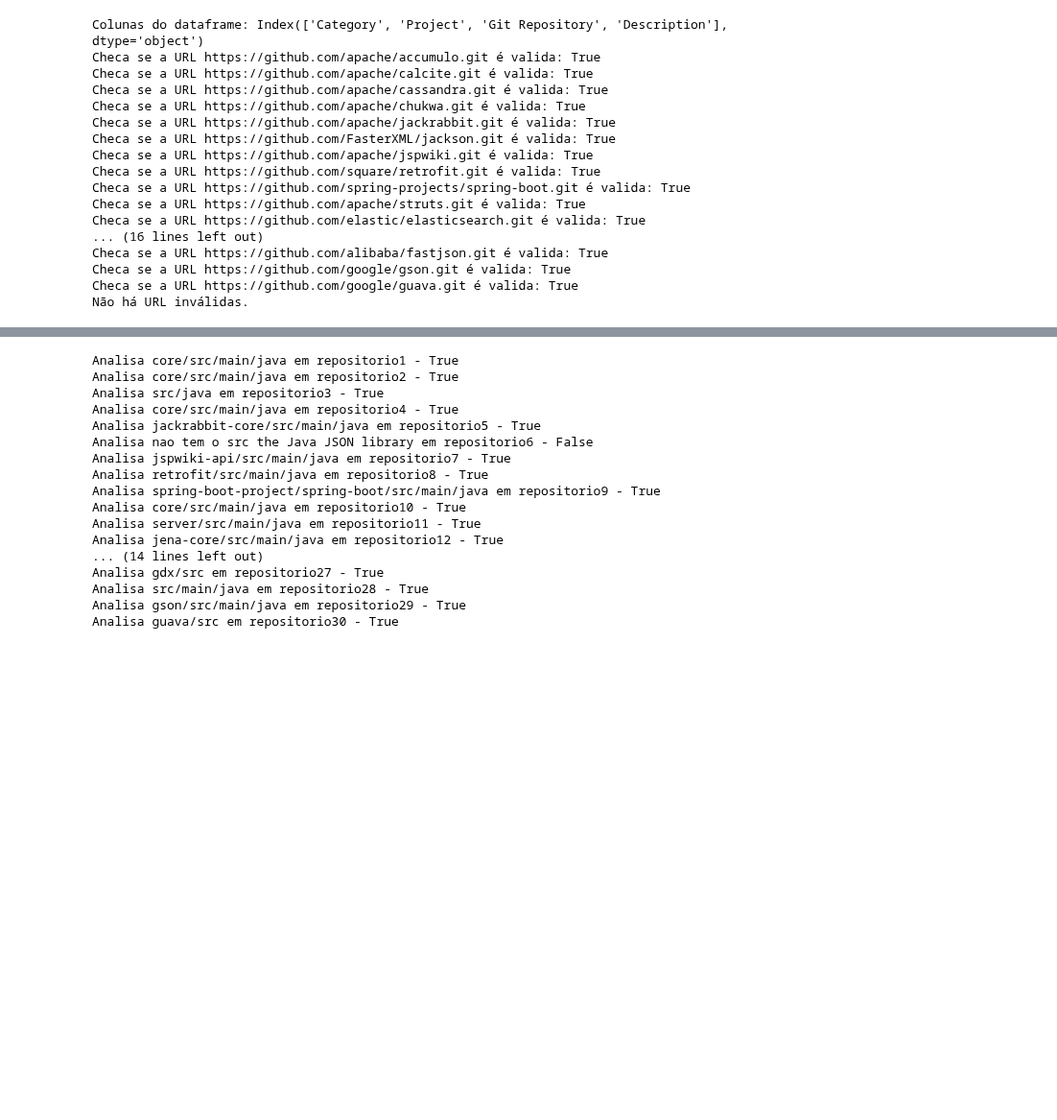
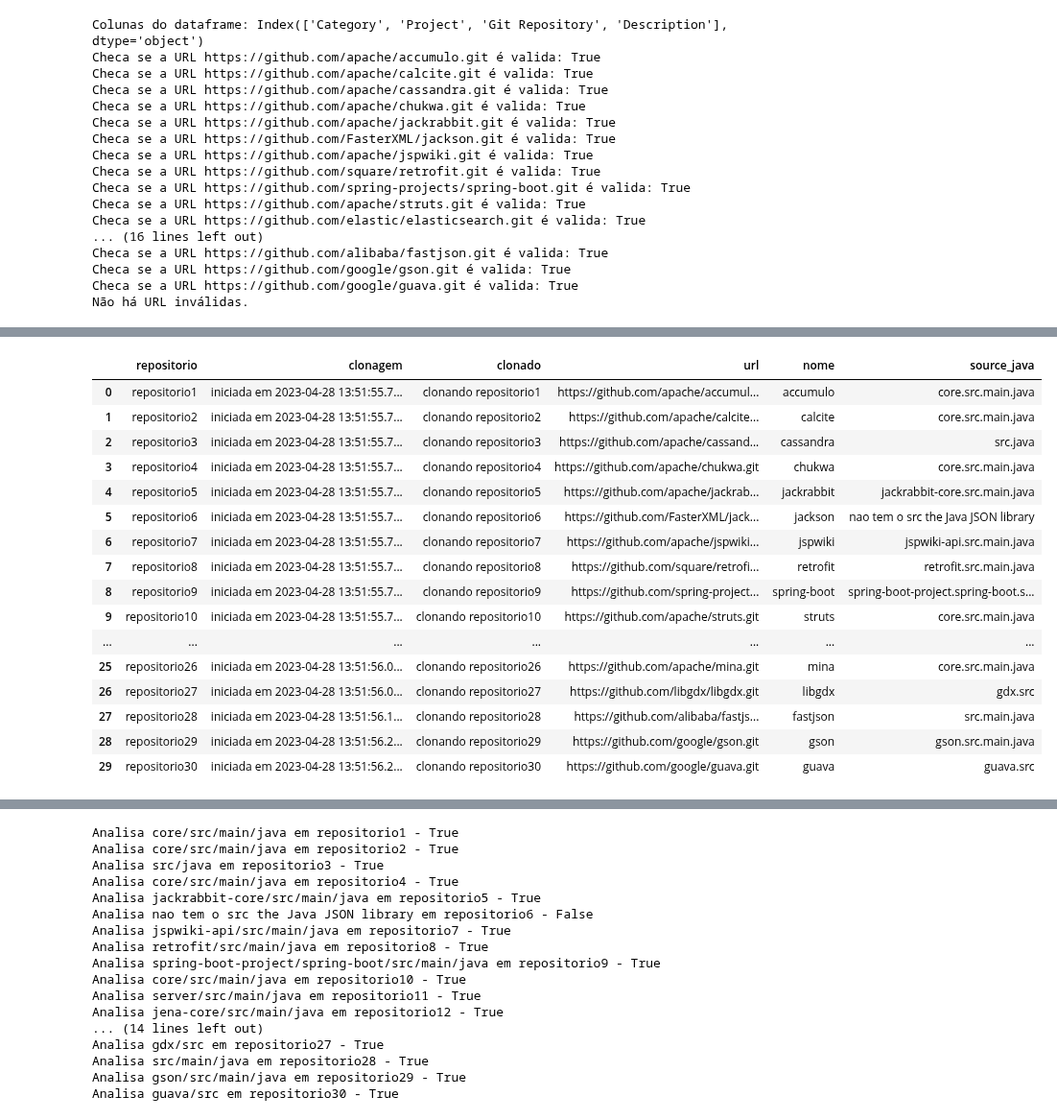
Before and after one commit to armandossrecife/piloto, a Jupyter notebook: analyse30repo.ipynb, the cells around one changed output, grey strips where cells are left out. Shown at 96% size. Saved outputs shown, nothing was run; the diff lists cells and outputs as text; code cells hidden in the pictures; blank space fills up the shorter version.

```diff
--- a/analyse30repo.ipynb
+++ b/analyse30repo.ipynb
@@ -179,0 +247,20 @@ lista_src = df_repositorios_src['source'].tolist()
+# %%
+df_complemento
+# %% [output]
+|  | repositorio | clonagem | clonado | url | nome | source_java |
+| 0 | repositorio1 | iniciada em 2023-04-28 13:51:55.7... | clonando repositorio1 | https://github.com/apache/accumul... | accumulo | core.src.main.java |
+| 1 | repositorio2 | iniciada em 2023-04-28 13:51:55.7... | clonando repositorio2 | https://github.com/apache/calcite... | calcite | core.src.main.java |
+| 2 | repositorio3 | iniciada em 2023-04-28 13:51:55.7... | clonando repositorio3 | https://github.com/apache/cassand... | cassandra | src.java |
+| 3 | repositorio4 | iniciada em 2023-04-28 13:51:55.7... | clonando repositorio4 | https://github.com/apache/chukwa.git | chukwa | core.src.main.java |
+| 4 | repositorio5 | iniciada em 2023-04-28 13:51:55.7... | clonando repositorio5 | https://github.com/apache/jackrab... | jackrabbit | jackrabbit-core.src.main.java |
+| 5 | repositorio6 | iniciada em 2023-04-28 13:51:55.7... | clonando repositorio6 | https://github.com/FasterXML/jack... | jackson | nao tem o src the Java JSON library |
+| 6 | repositorio7 | iniciada em 2023-04-28 13:51:55.7... | clonando repositorio7 | https://github.com/apache/jspwiki... | jspwiki | jspwiki-api.src.main.java |
+| 7 | repositorio8 | iniciada em 2023-04-28 13:51:55.7... | clonando repositorio8 | https://github.com/square/retrofi... | retrofit | retrofit.src.main.java |
+| 8 | repositorio9 | iniciada em 2023-04-28 13:51:55.7... | clonando repositorio9 | https://github.com/spring-project... | spring-boot | spring-boot-project.spring-boot.s... |
+| 9 | repositorio10 | iniciada em 2023-04-28 13:51:55.7... | clonando repositorio10 | https://github.com/apache/struts.git | struts | core.src.main.java |
+| ... | ... | ... | ... | ... | ... | ... |
+| 25 | repositorio26 | iniciada em 2023-04-28 13:51:56.0... | clonando repositorio26 | https://github.com/apache/mina.git | mina | core.src.main.java |
+| 26 | repositorio27 | iniciada em 2023-04-28 13:51:56.0... | clonando repositorio27 | https://github.com/libgdx/libgdx.git | libgdx | gdx.src |
+| 27 | repositorio28 | iniciada em 2023-04-28 13:51:56.1... | clonando repositorio28 | https://github.com/alibaba/fastjs... | fastjson | src.main.java |
+| 28 | repositorio29 | iniciada em 2023-04-28 13:51:56.2... | clonando repositorio29 | https://github.com/google/gson.git | gson | gson.src.main.java |
+| 29 | repositorio30 | iniciada em 2023-04-28 13:51:56.2... | clonando repositorio30 | https://github.com/google/guava.git | guava | guava.src |
```
Also changed, not shown: parts of 27 cells of this notebook.
